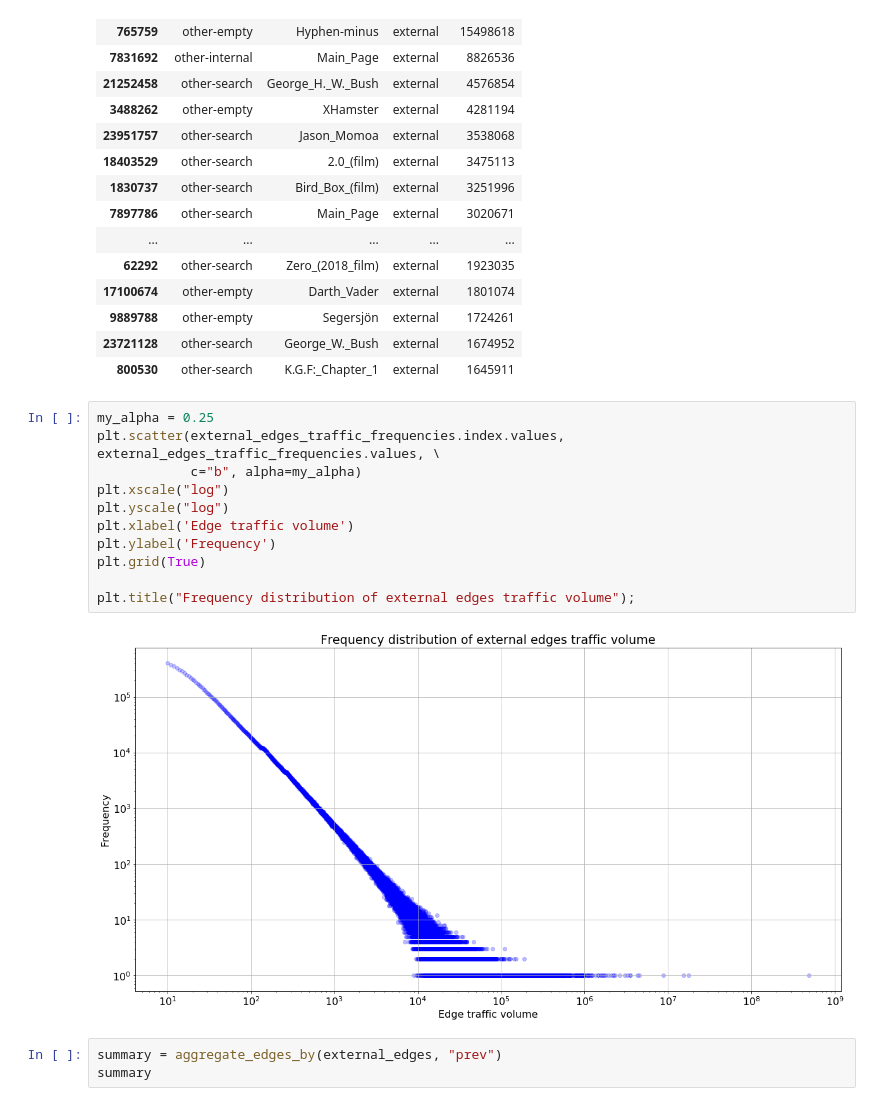
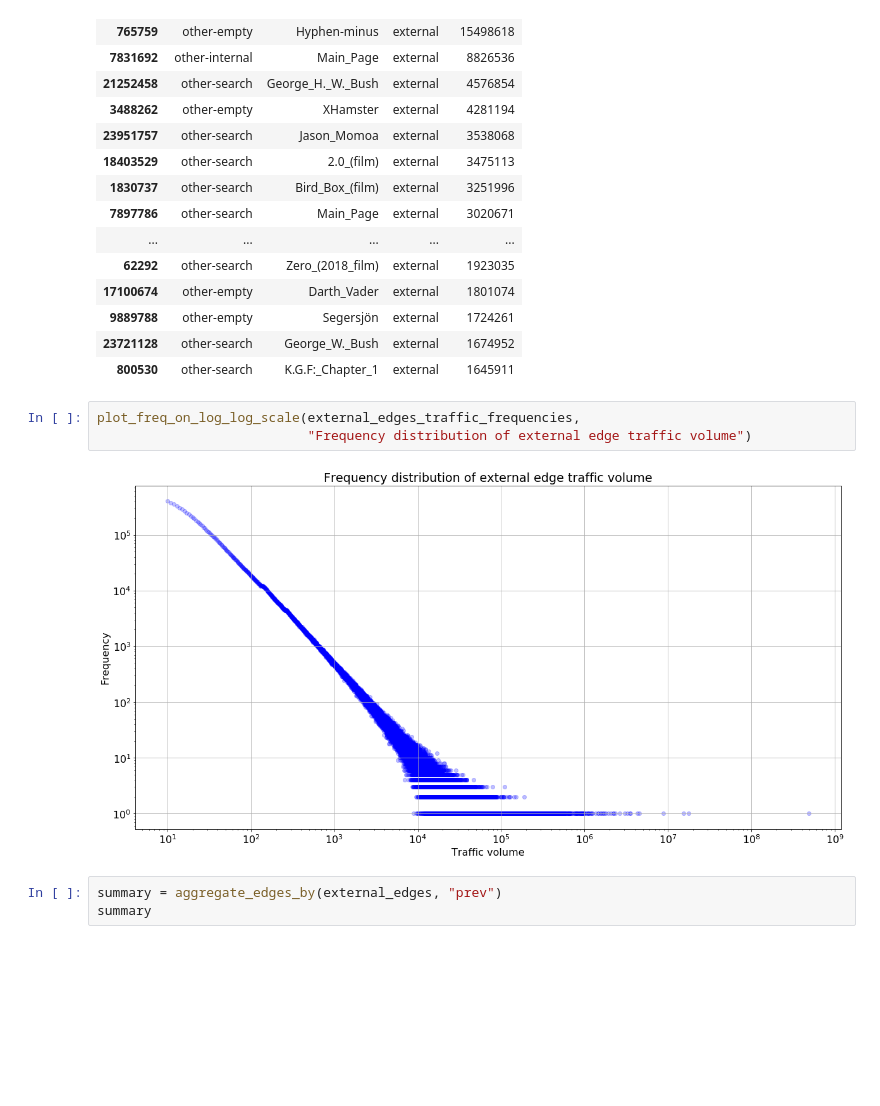
Before and after one commit to 33eyes/wiki-clickstream-graph, a Jupyter notebook: English_Wikipedia_EDA.ipynb, the cells around one changed output. Saved outputs shown, nothing was run; the diff lists cells and outputs as text; blank space fills up the shorter version.

```diff
--- a/English_Wikipedia_EDA.ipynb
+++ b/English_Wikipedia_EDA.ipynb
@@ -199,19 +202,11 @@ external_edges.head(20)
 | 9889788 | other-empty | Segersjön | external | 1724261 |
 | 23721128 | other-search | George_W._Bush | external | 1674952 |
 | 800530 | other-search | K.G.F:_Chapter_1 | external | 1645911 |
-# %%
-my_alpha = 0.25
-plt.scatter(external_edges_traffic_frequencies.index.values, external_edges_traffic_frequencies.values, \
-            c="b", alpha=my_alpha)
-plt.xscale("log")
-plt.yscale("log")
-plt.xlabel('Edge traffic volume')
-plt.ylabel('Frequency')
-plt.grid(True)
-
-plt.title("Frequency distribution of external edges traffic volume");
-# %% [output]
-[figure, removed]
+# %%
+plot_freq_on_log_log_scale(external_edges_traffic_frequencies,
+                           "Frequency distribution of external edge traffic volume")
+# %% [output]
+[figure, added]
 # %%
 summary = aggregate_edges_by(external_edges, "prev")
 summary
```
Also changed, not shown: parts of 65 cells of this notebook.
